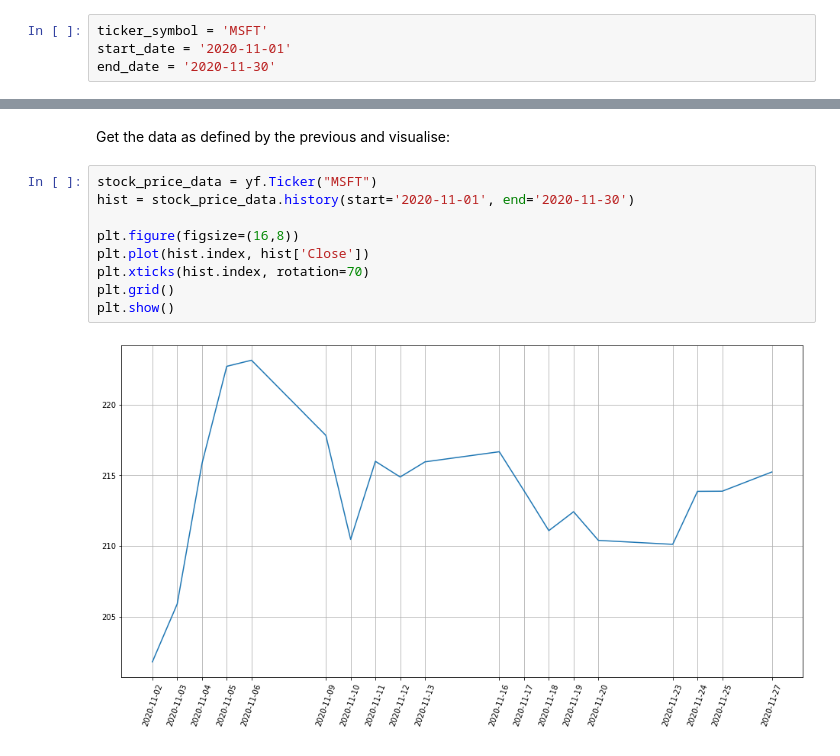
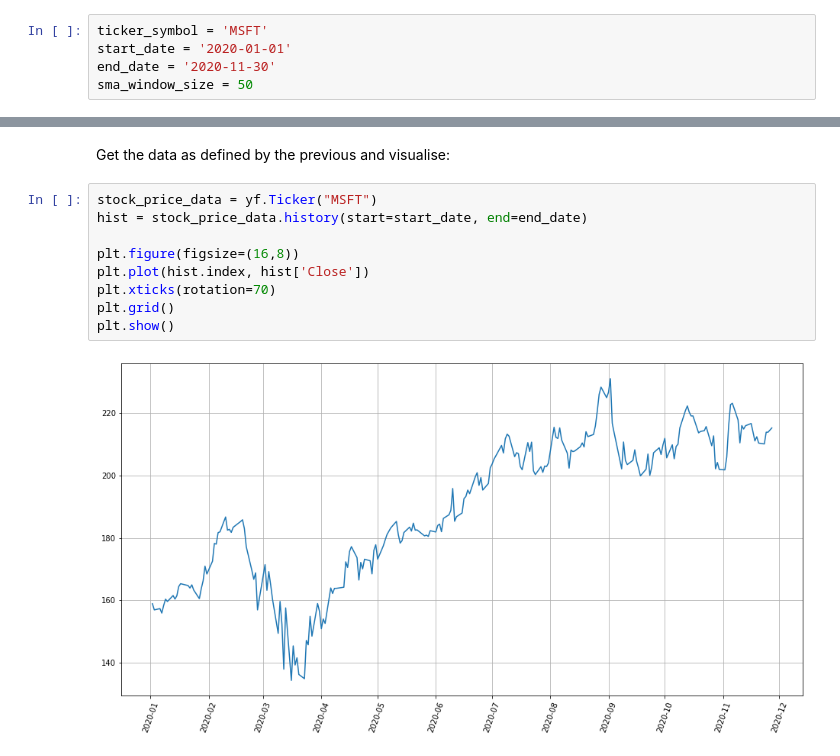
Before and after one commit to twarsop/simple-moving-average-backtest, a Jupyter notebook: sma.ipynb, the cells around one changed output, grey strips where cells are left out. Drawn from its saved outputs; the diff is of its cells as text.

```diff
--- a/sma.ipynb
+++ b/sma.ipynb
@@ -12,19 +12,20 @@ In the following set the variables up you would like to run the SMA backtest for
 # %%
 ticker_symbol = 'MSFT'
-start_date = '2020-11-01'
+start_date = '2020-01-01'
 end_date = '2020-11-30'
+sma_window_size = 50
 # %% [markdown]
 ## Get the Stock Price Data
 # %% [markdown]
 Get the data as defined by the previous and visualise:
 # %%
 stock_price_data = yf.Ticker("MSFT")
-hist = stock_price_data.history(start='2020-11-01', end='2020-11-30')
+hist = stock_price_data.history(start=start_date, end=end_date)
 
 plt.figure(figsize=(16,8))
 plt.plot(hist.index, hist['Close'])
-plt.xticks(hist.index, rotation=70)
+plt.xticks(rotation=70)
 plt.grid()
 plt.show()
 # %% [output]
-[figure, old version]
+[figure, new version]
```
Also changed, not shown: parts of 3 cells of this notebook.
